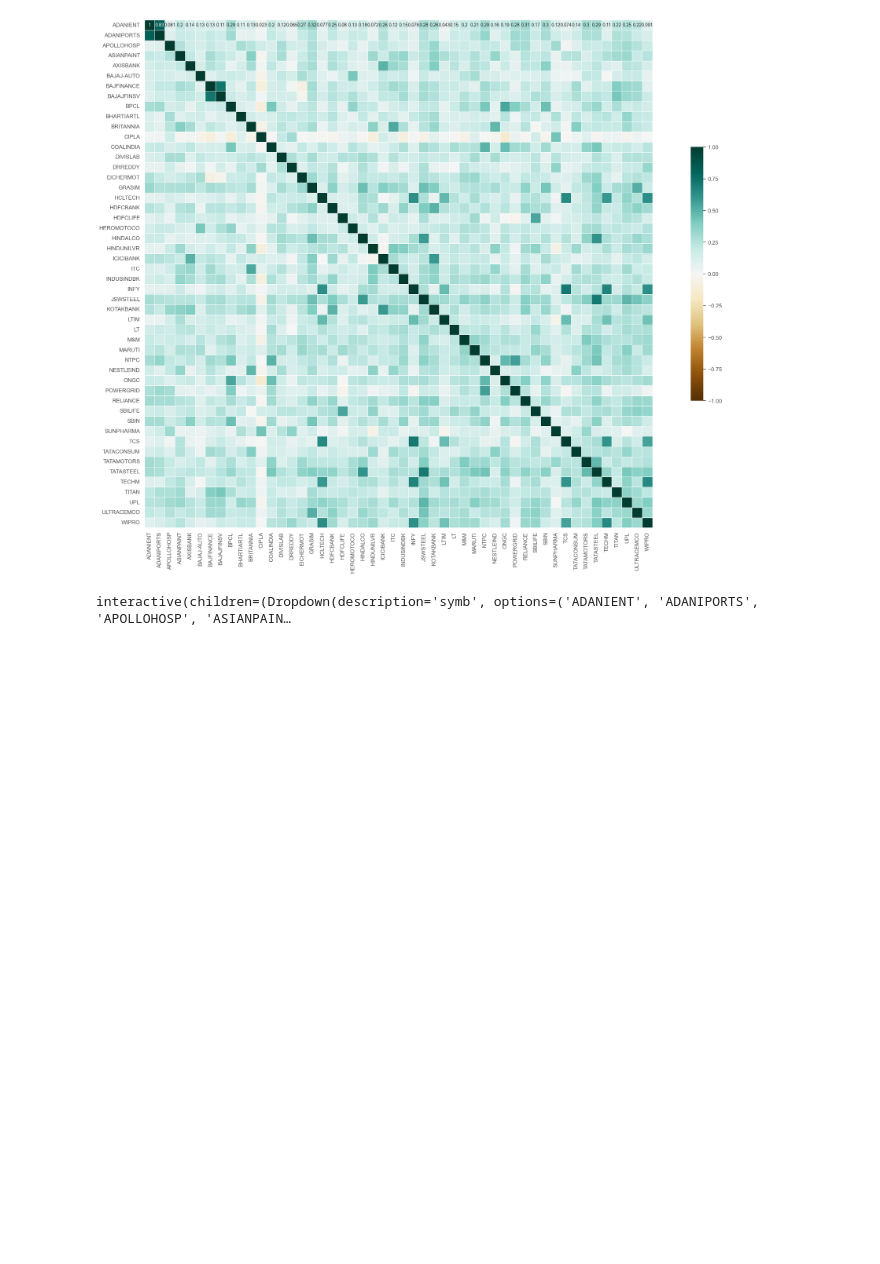
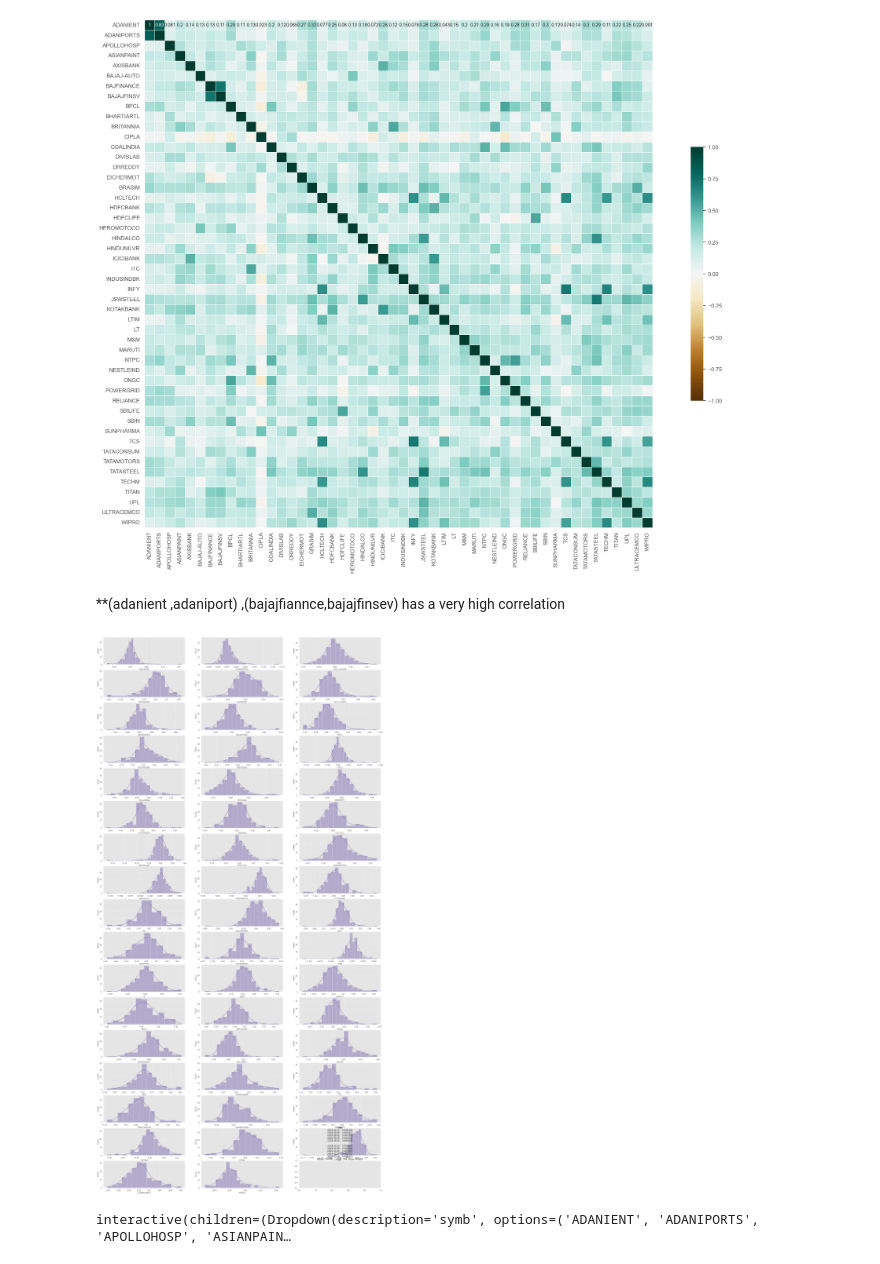
Before and after one commit to Ayush-sacri/Stock-Analysis, a Jupyter notebook: Stock-Analysis.ipynb, the cells around one changed output. Saved outputs shown, nothing was run; the diff lists cells and outputs as text; code cells hidden in the pictures; blank space fills up the shorter version.

Commit message:
Adding hist plots For Every Stock

```diff
--- a/Stock-Analysis.ipynb
+++ b/Stock-Analysis.ipynb
@@ -179,6 +179,15 @@ sns.heatmap(corr, cmap='BrBG',  center=0,vmin=-1, vmax=1, annot=True,
 # %% [output]
 <Axes: >
 [figure]
+# %% [markdown]
+**(adanient ,adaniport) ,(bajajfiannce,bajajfinsev) has a very high correlation
+# %%
+fig, axes = plt.subplots(nrows=17, ncols=3,figsize=(30,60))
+for i, column in enumerate(daily_returns.columns):
+    plt.title(f"{daily_returns[column]}")
+    sns.histplot(daily_returns[column],ax=axes[i//3,i%3],color='m',kde=True)
+# %% [output]
+[figure, added]
 # %%
 def plotting(symb):
     daily_returns.loc[:,symb].plot(color='blue')
```
Also changed, not shown: parts of 5 cells of this notebook.
